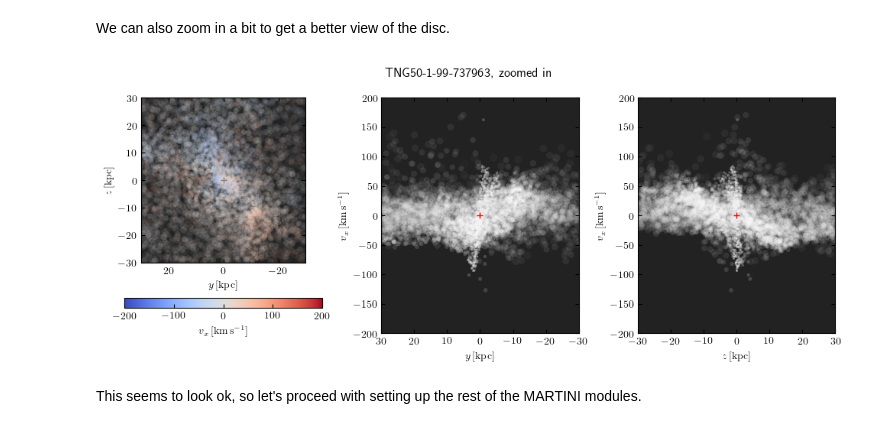
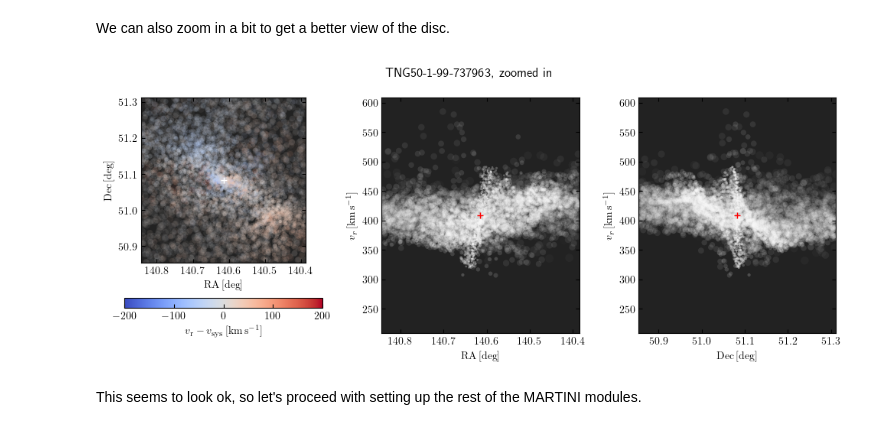
Before and after one commit to kyleaoman/martini, a Jupyter notebook: examples/martini_source_injection.ipynb, the cells around one changed output. Saved outputs shown, nothing was run; the diff lists cells and outputs as text; code cells hidden in the pictures.

Commit message:
Update source injection example.

```diff
--- a/examples/martini_source_injection.ipynb
+++ b/examples/martini_source_injection.ipynb
@@ -144,11 +135,11 @@ We can also zoom in a bit to get a better view of the disc.
 # %%
 preview_fig_unrotated_zoom = source.preview(
     title=f"{simulation}-{snapshot}-{subhalo_id}, zoomed in",
-    lim=30 * U.kpc,
+    lim=(30 * U.kpc / source.distance).to(U.deg, U.dimensionless_angles()),
     vlim=200 * U.km / U.s,
 )
 # %% [output]
-[figure, old version]
+[figure, new version]
 # %% [markdown]
 This seems to look ok, so let's proceed with setting up the rest of the MARTINI modules.
 # %% [markdown]
```
Also changed, not shown: parts of 9 cells of this notebook.
